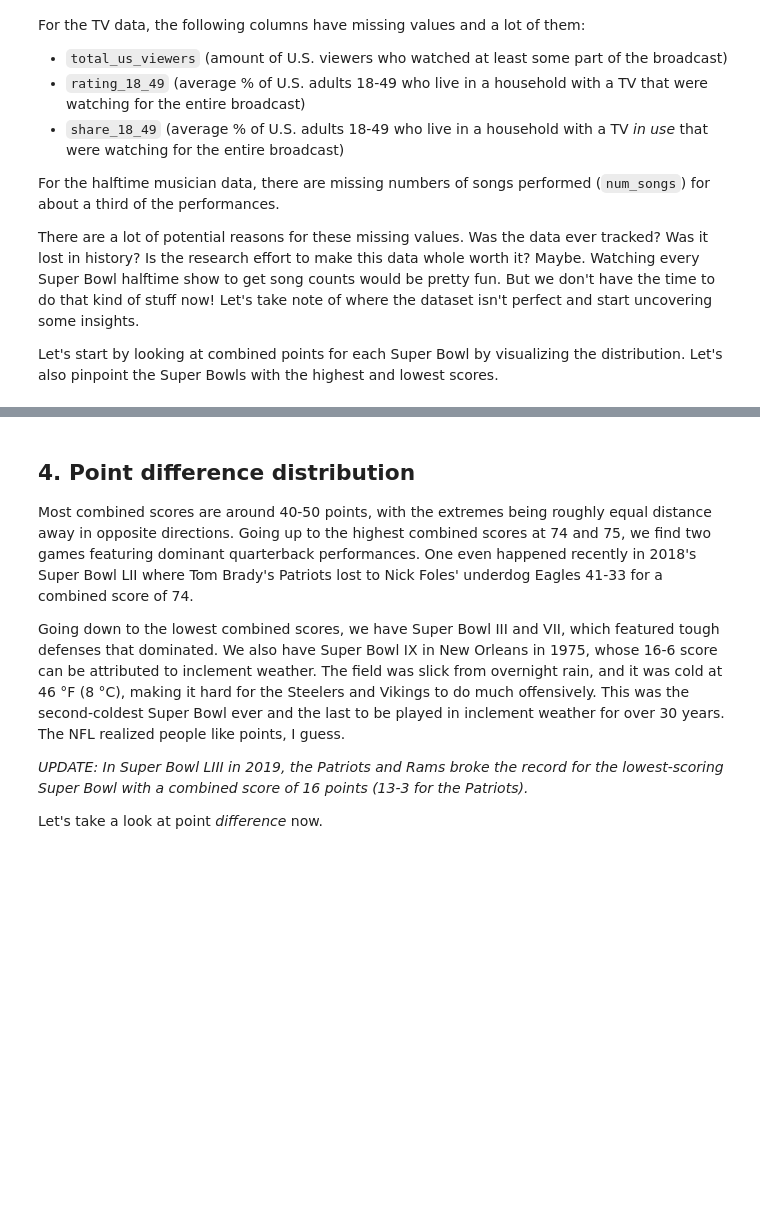
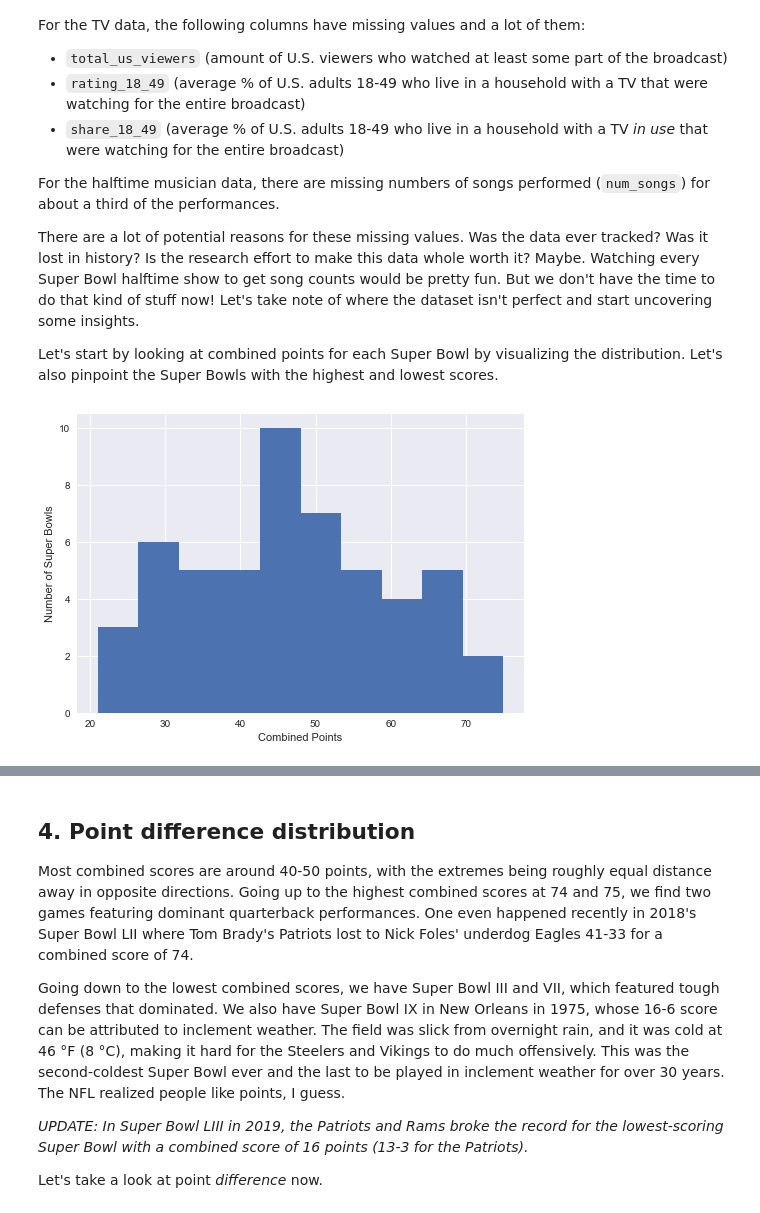
Before and after one commit to lilianngweta/superbowl-project, a Jupyter notebook: notebook.ipynb, the cells around one changed output, grey strips where cells are left out. Saved outputs shown, nothing was run; the diff lists cells and outputs as text; code cells hidden in the pictures; blank space fills up the shorter version.

Commit message:
visualized the distribution of combined points for each superbowl

```diff
--- a/notebook.ipynb
+++ b/notebook.ipynb
@@ -86,16 +86,19 @@ memory usage: 3.3+ KB
 <p>Let's start by looking at combined points for each Super Bowl by visualizing the distribution. Let's also pinpoint the Super Bowls with the highest and lowest scores.</p>
 # %%
 # Import matplotlib and set plotting style
-from ... import ... as ...
+from matplotlib import pyplot as plt
 %matplotlib inline
 plt.style.use('seaborn')
 
 # Plot a histogram of combined points
-# ... YOUR CODE FOR TASK 3 ...
+combined_points = super_bowls['combined_pts']
+plt.hist(combined_points)
 plt.xlabel('Combined Points')
 plt.ylabel('Number of Super Bowls')
 plt.show()
 
 # Display the Super Bowls with the highest and lowest combined scores
 display(super_bowls[super_bowls['combined_pts'] > 70])
-display(super_bowls[... < ...])
+display(super_bowls[combined_points < 25])
+# %% [output]
+[figure, added]
```
Also changed, not shown: parts of 1 cell of this notebook.
